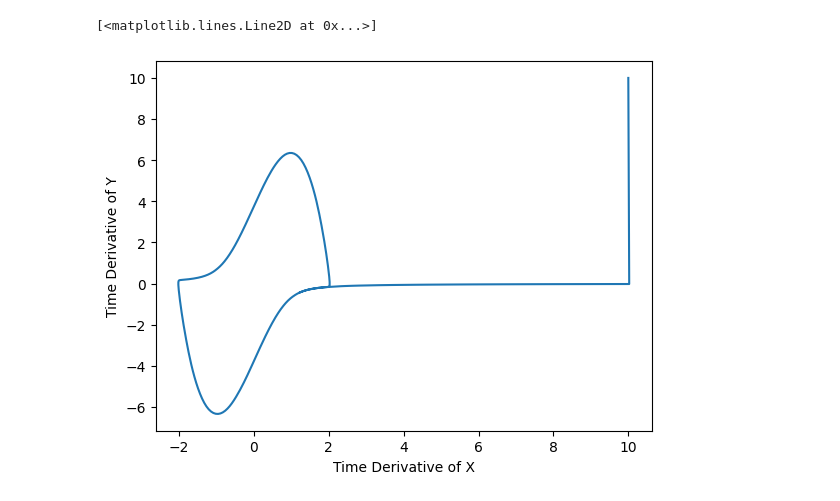
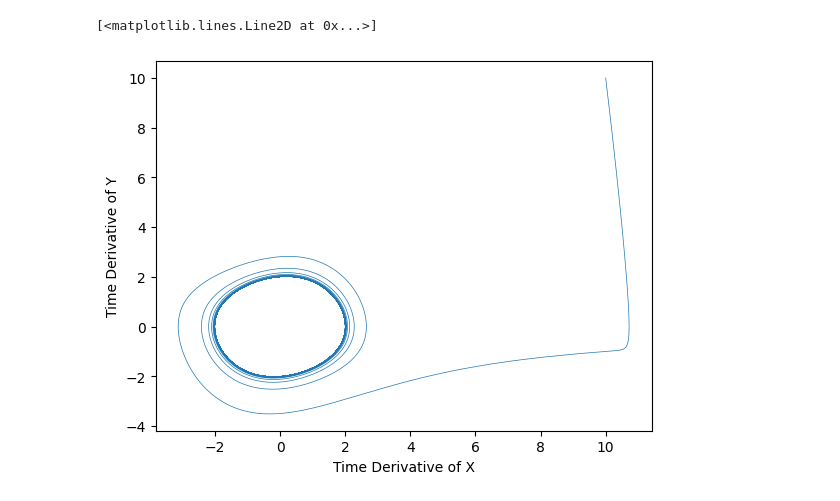
Before and after one commit to Averydx/CompBio, a Jupyter notebook: VanDerPol.ipynb, the cells around one changed output. Cells and saved outputs as stored; diff of their text form; code cells hidden in the pictures.

```diff
--- a/VanDerPol.ipynb
+++ b/VanDerPol.ipynb
@@ -5,7 +5,7 @@ from scipy.integrate import solve_ivp
 
 '''Studying limit cycle behavior of the Van Der Pol oscillator'''
 
-mu = 4
+mu = 0.1
 
 def RHS(t,y,mu):
     X,Y = y
@@ -21,9 +21,9 @@ y0 = [10,10]
 # %%
 sol = solve_ivp(lambda t,y:RHS(t,y,mu),t,y0,t_eval=np.linspace(0,200,20000))
 
 plt.xlabel("Time Derivative of X")
 plt.ylabel("Time Derivative of Y")
-plt.plot(sol.y[0,:],sol.y[1,:])
+plt.plot(sol.y[0,:],sol.y[1,:],linewidth=0.5     )
 # %% [output]
 [<matplotlib.lines.Line2D at 0x...>]
-[figure, old version]
+[figure, new version]
```
Also changed, not shown: 7 other files.
